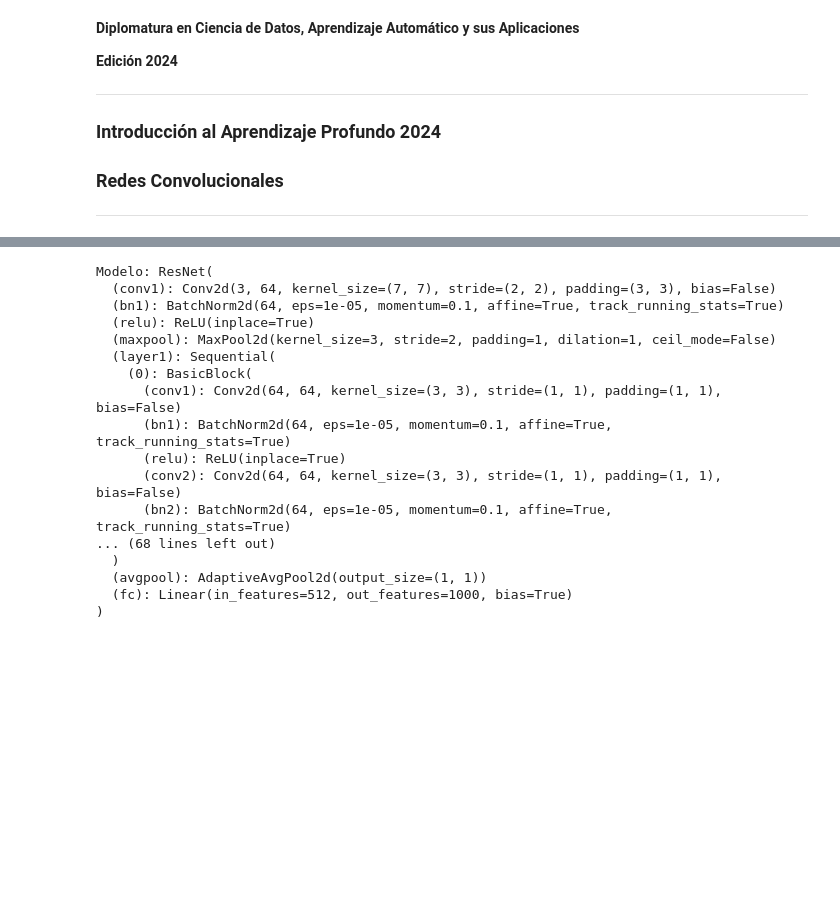
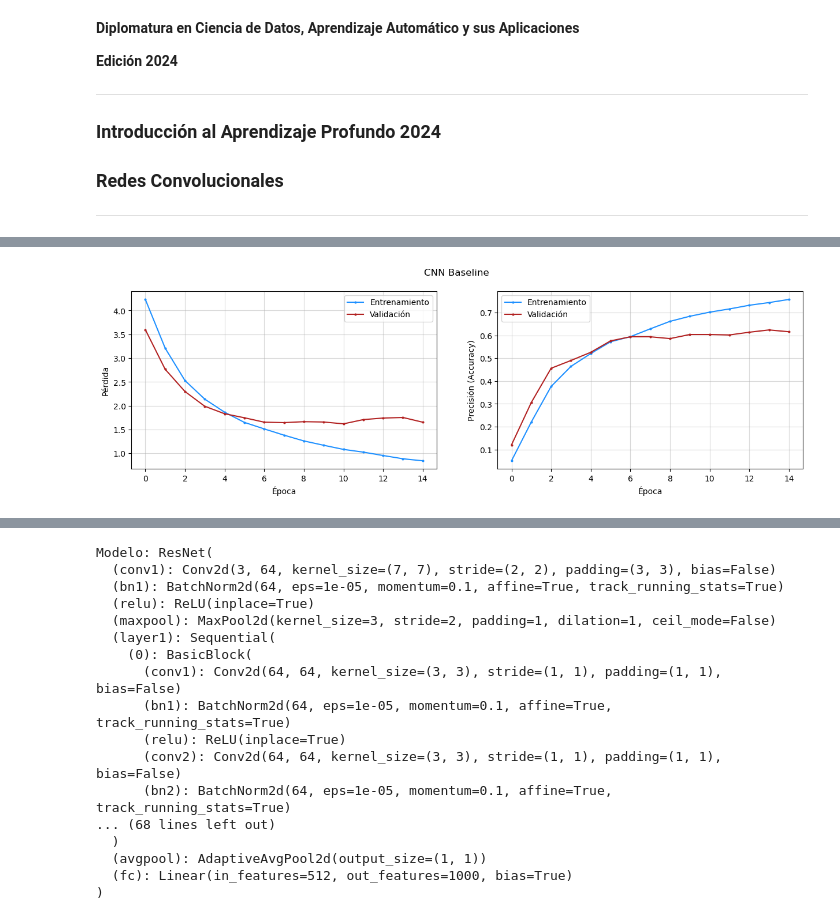
Before and after one commit to EnzoRg/diplodatos, a Jupyter notebook: 2_Optativas/07_cnn.ipynb, the cells around one changed output, grey strips where cells are left out. Drawn from its saved outputs; the diff is of its cells as text; code cells hidden in the pictures; blank space fills up the shorter version.

```diff
--- a/2_Optativas/07_cnn.ipynb
+++ b/2_Optativas/07_cnn.ipynb
@@ -687,0 +254,9 @@ train_set, train_loader, val_set, val_loader, test_set, test_loader = data_prepa
+# %%
+num_epochs = 15 # Originalmente era 30, pero la validación se estabilizaba cerca de 15
+
+model_baseline = NetCNN()
+criterion = nn.CrossEntropyLoss()
+optimizer = optim.SGD(model_baseline.parameters(), lr=1e-2, weight_decay=0.001, momentum=0.9)
+
+experiment_baseline, all_labels_baseline, all_preds_baseline = train_val(model_baseline, criterion, optimizer, train_loader, val_loader, num_epochs)
+torch.save(model_baseline, 'model_baseline.pth')
@@ -687,0 +279,4 @@ train_set, train_loader, val_set, val_loader, test_set, test_loader = data_prepa
+# %%
+plot_loss_and_accuracy(experiment_baseline, title='CNN Baseline')
+# %% [output]
+[figure, added]
```
Also changed, not shown: parts of 96 cells of this notebook, 5 other files.
